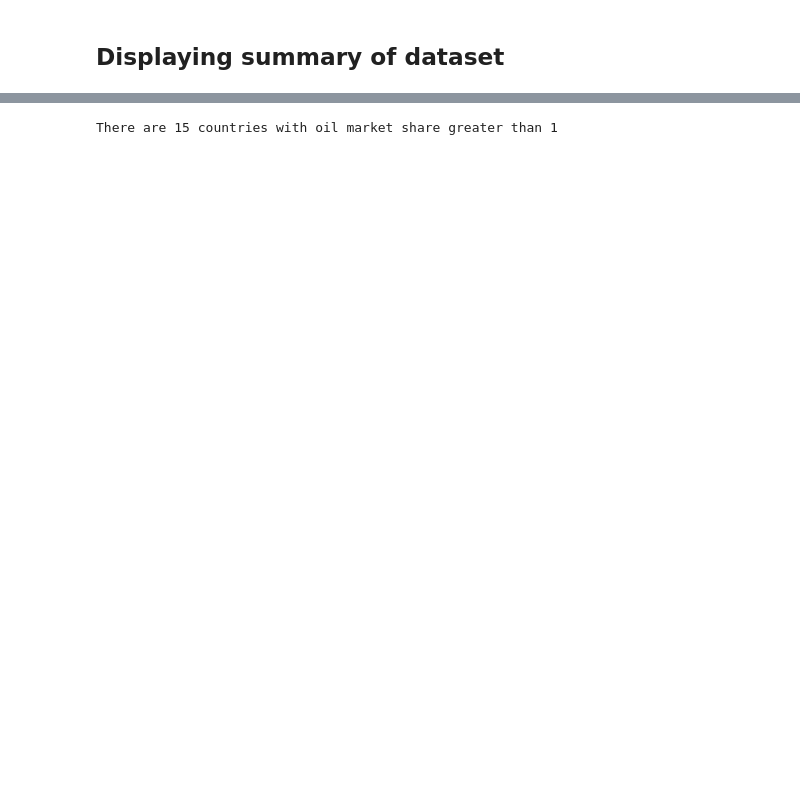
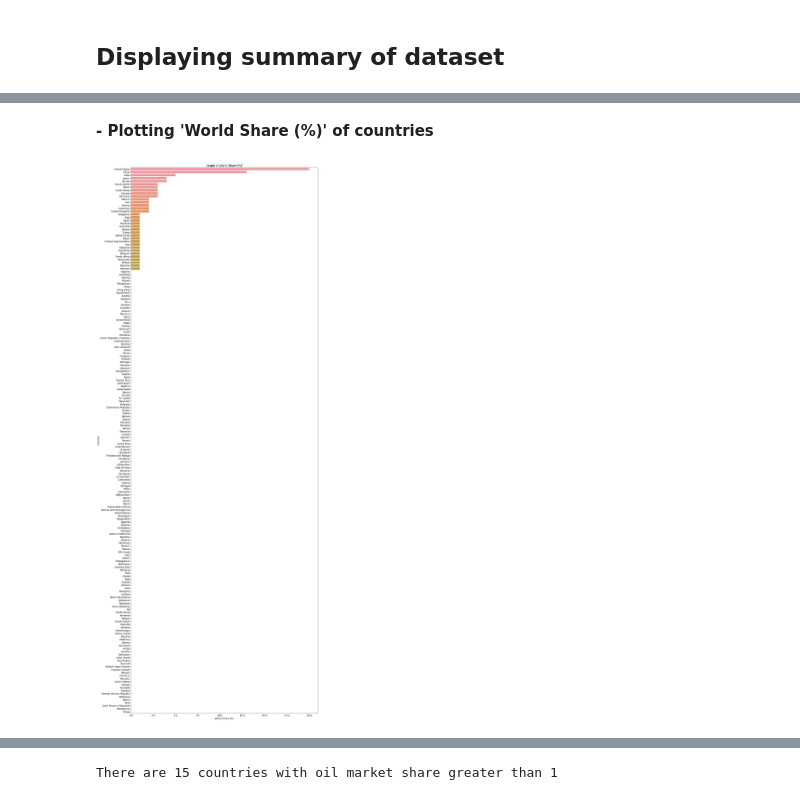
Before and after one commit to AmmarSadiq1/data-analysis, a Jupyter notebook: Prices/petrol_prices.ipynb, the cells around one changed output, grey strips where cells are left out. Saved outputs shown, nothing was run; the diff lists cells and outputs as text; code cells hidden in the pictures; blank space fills up the shorter version.

```diff
--- a/Prices/petrol_prices.ipynb
+++ b/Prices/petrol_prices.ipynb
@@ -56,0 +103,7 @@ petrol_df.head()
+# %% [markdown]
+**- Plotting 'World Share (%)' of countries**
+# %%
+plt.title("Graph of World Share (%)'")
+sns.barplot(x = petrol_df['World Share (%)'], y = petrol_df['Country']);
+# %% [output]
+[figure, added]
```
Also changed, not shown: parts of 44 cells of this notebook.
